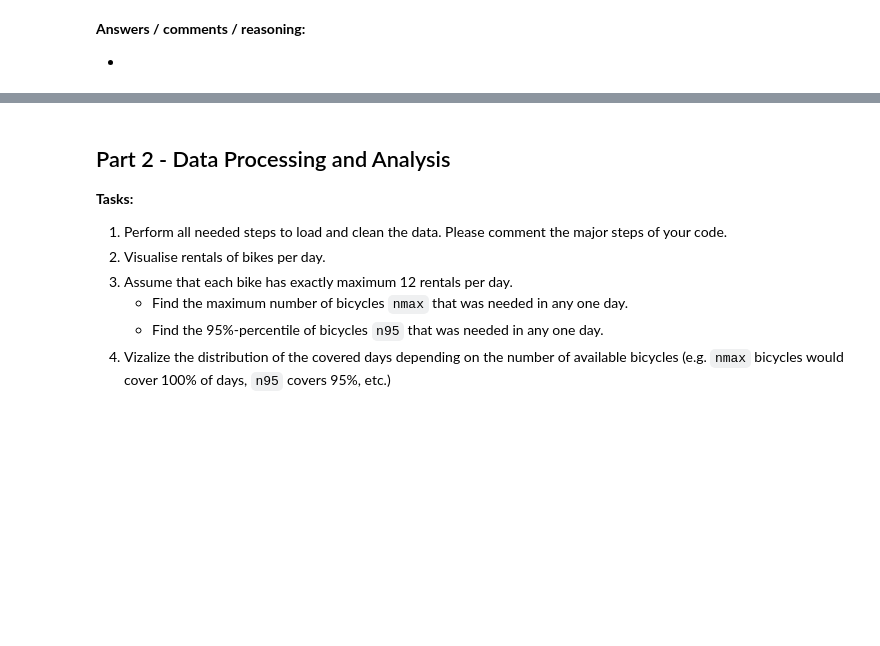
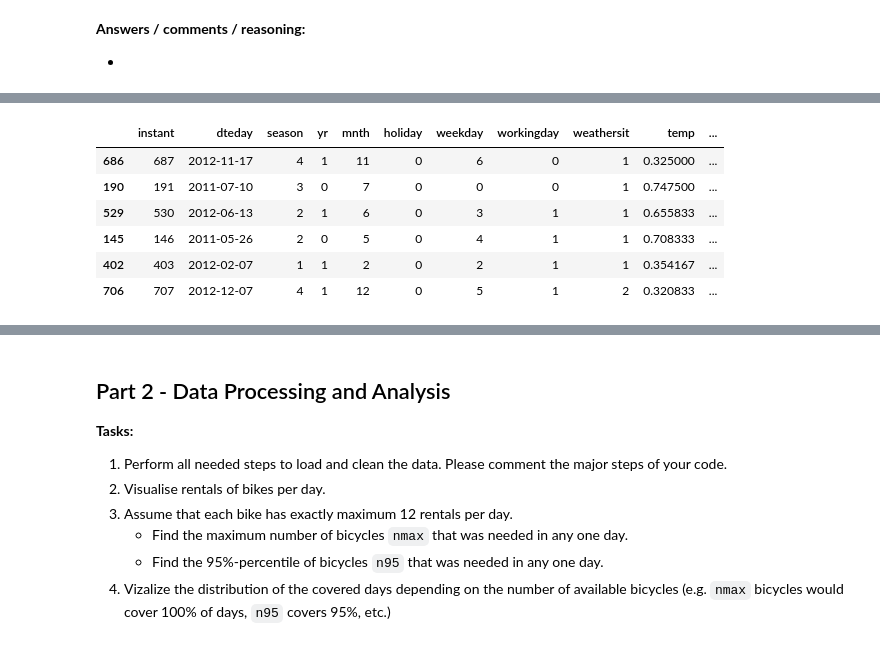
Before and after one commit to arifty/ds_bike_sharing, a Jupyter notebook: 20190716_DataLab_Task (2).ipynb, the cells around one changed output, grey strips where cells are left out. Cells and saved outputs as stored; diff of their text form; code cells hidden in the pictures; blank space fills up the shorter version.

Commit message:
Input files loaded

```diff
--- a/20190716_DataLab_Task (2).ipynb
+++ b/20190716_DataLab_Task (2).ipynb
@@ -29,0 +107,11 @@ Please go through the steps below, build up the necessary code and comment on yo
+# %%
+daily_data = pd.read_csv(os.path.join("D:\\CV\\Arif\\2020\\Germany\\Tech_Round\\input","day.csv"), sep=',')
+daily_data.sample(6)
+# %% [output]
+|  | instant | dteday | season | yr | mnth | holiday | weekday | workingday | weathersit | temp | ... |
+| 686 | 687 | 2012-11-17 | 4 | 1 | 11 | 0 | 6 | 0 | 1 | 0.325000 | ... |
+| 190 | 191 | 2011-07-10 | 3 | 0 | 7 | 0 | 0 | 0 | 1 | 0.747500 | ... |
+| 529 | 530 | 2012-06-13 | 2 | 1 | 6 | 0 | 3 | 1 | 1 | 0.655833 | ... |
+| 145 | 146 | 2011-05-26 | 2 | 0 | 5 | 0 | 4 | 1 | 1 | 0.708333 | ... |
+| 402 | 403 | 2012-02-07 | 1 | 1 | 2 | 0 | 2 | 1 | 1 | 0.354167 | ... |
+| 706 | 707 | 2012-12-07 | 4 | 1 | 12 | 0 | 5 | 1 | 2 | 0.320833 | ... |
```
Also changed, not shown: parts of 10 cells of this notebook, 1 other file.
